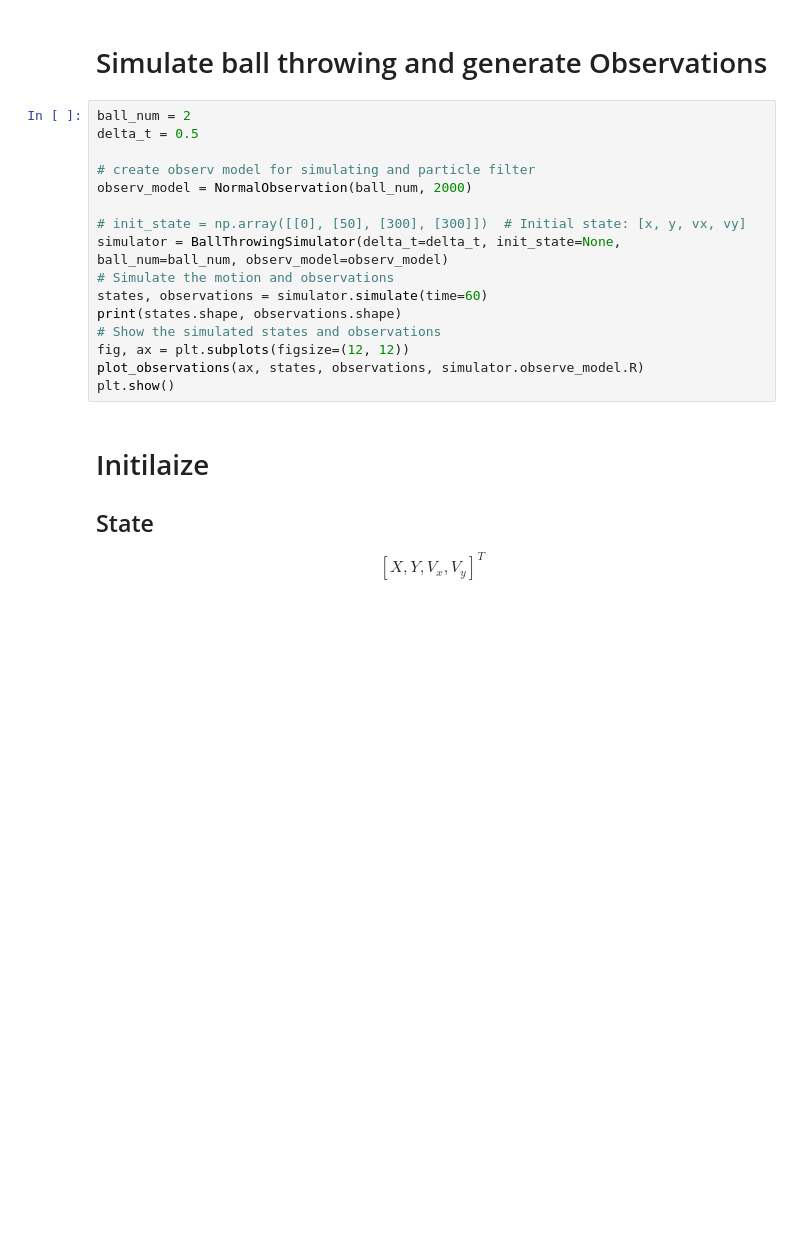
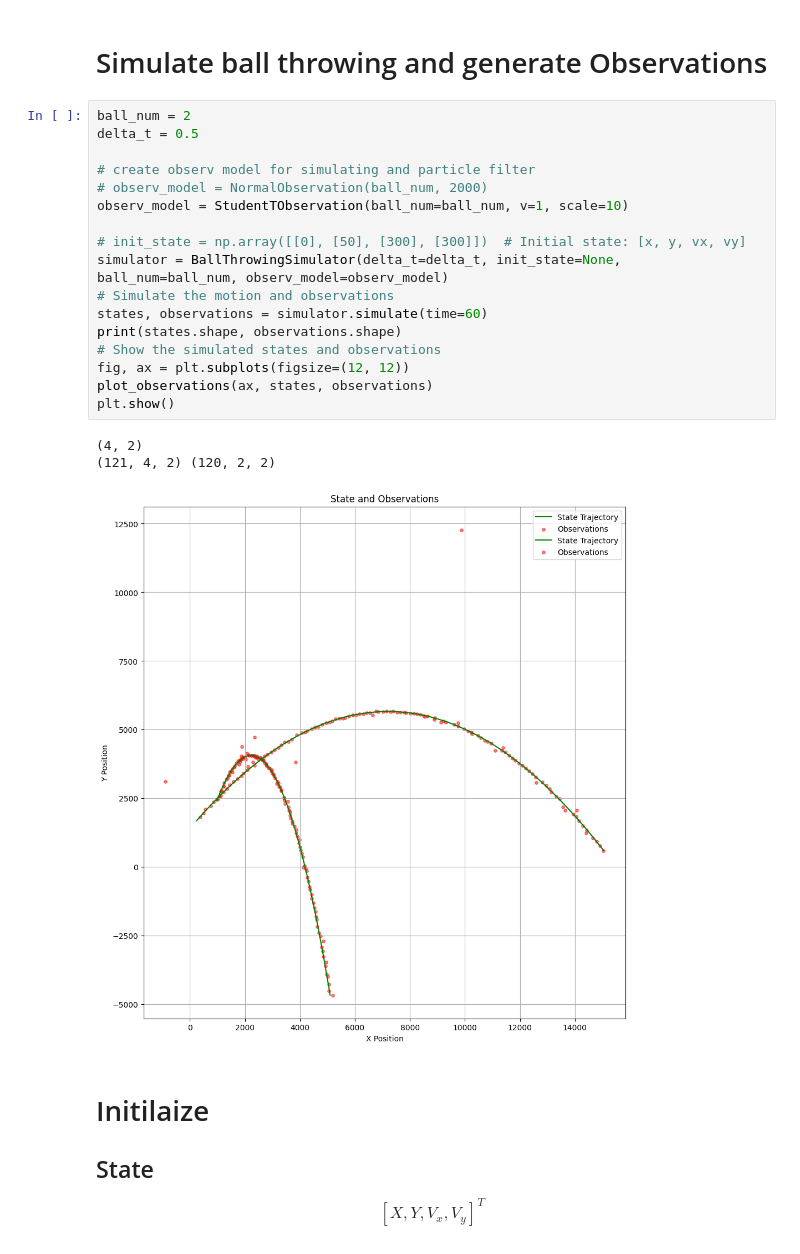
Before and after one commit to Horizon-42/particle_filter, a Jupyter notebook: run_partickle_filter.ipynb, the cells around one changed output. Drawn from its saved outputs; the diff is of its cells as text; blank space fills up the shorter version.

Commit message:
Change to student t distribution

```diff
--- a/run_partickle_filter.ipynb
+++ b/run_partickle_filter.ipynb
@@ -18,19 +18,24 @@ from ball_throwing_simulator import BallThrowingSimulator
 # %%
 ball_num = 2
 delta_t = 0.5
 
 # create observ model for simulating and particle filter
-observ_model = NormalObservation(ball_num, 2000)
+# observ_model = NormalObservation(ball_num, 2000)
+observ_model = StudentTObservation(ball_num=ball_num, v=1, scale=10)
 
 # init_state = np.array([[0], [50], [300], [300]])  # Initial state: [x, y, vx, vy]
 simulator = BallThrowingSimulator(delta_t=delta_t, init_state=None, ball_num=ball_num, observ_model=observ_model)
 # Simulate the motion and observations
 states, observations = simulator.simulate(time=60)
 print(states.shape, observations.shape)
 # Show the simulated states and observations
 fig, ax = plt.subplots(figsize=(12, 12))
-plot_observations(ax, states, observations, simulator.observe_model.R)
+plot_observations(ax, states, observations)
 plt.show()
+# %% [output]
+(4, 2)
+(121, 4, 2) (120, 2, 2)
+[figure, added]
 # %% [markdown]
 # Initilaize
 ## State
```
Also changed, not shown: parts of 2 cells of this notebook, 4 other files.
